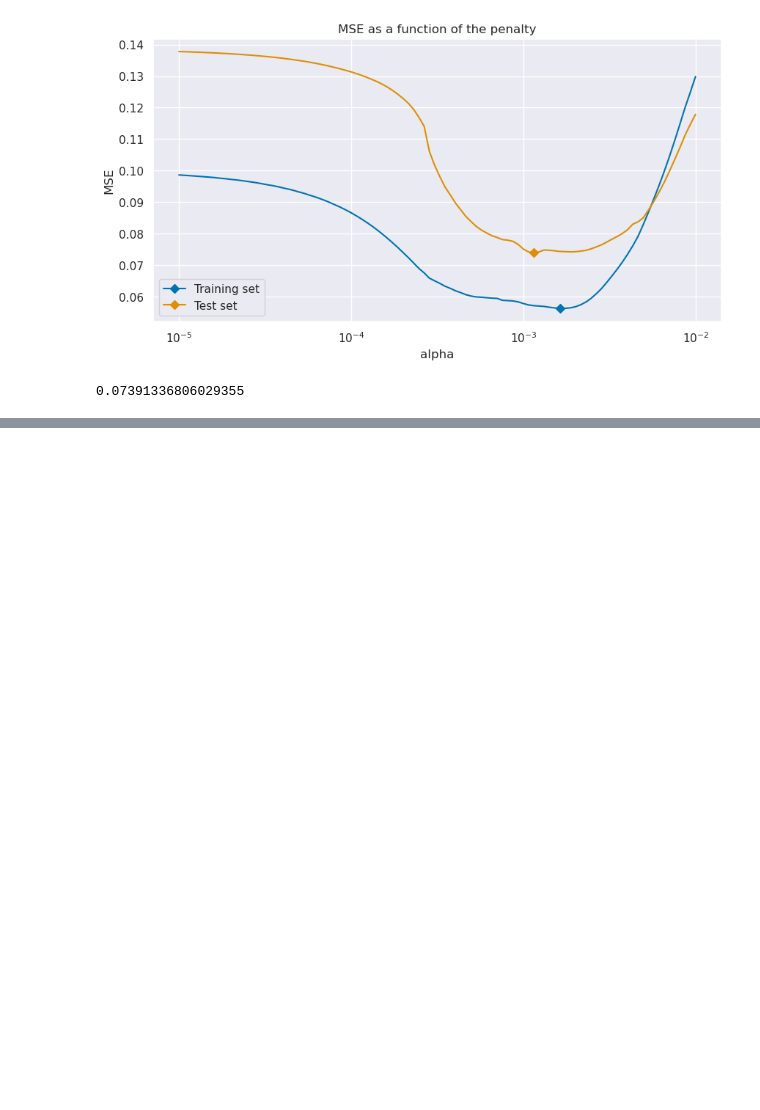
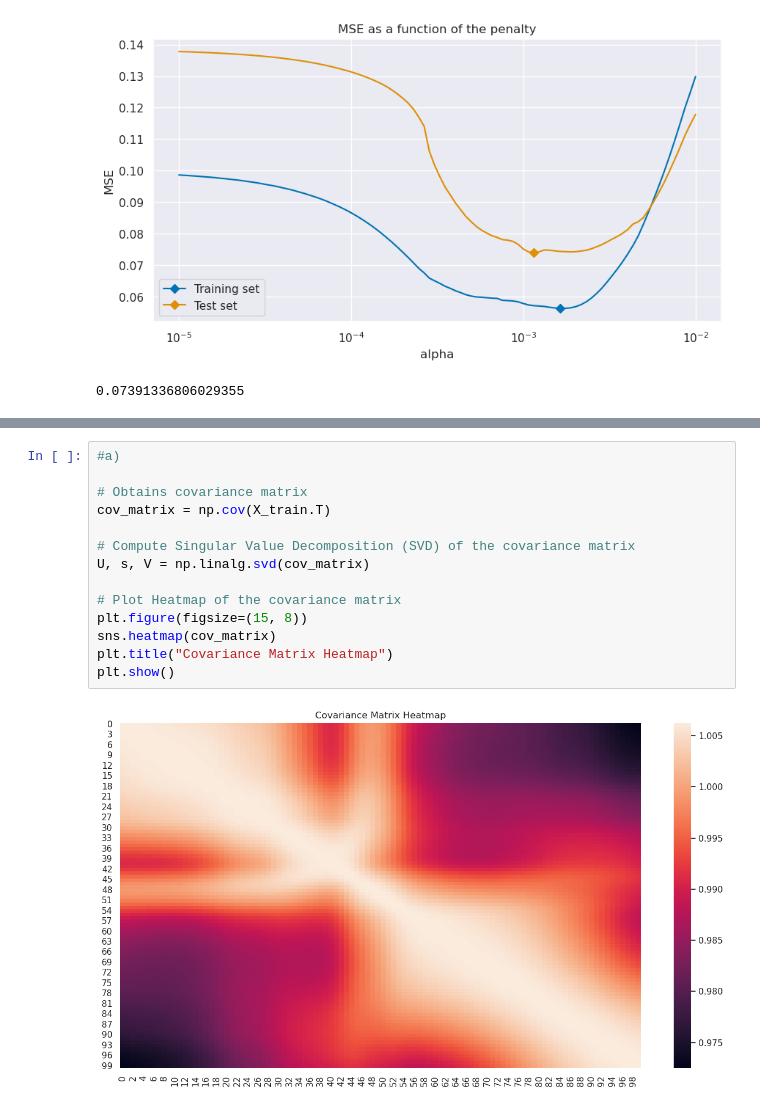
Before and after one commit to Dardare-Clement/SD-TSIA204, a Jupyter notebook: TP2/SD-TSIA204_lab2_dardare_clement.ipynb, the cells around one changed output, grey strips where cells are left out. Drawn from its saved outputs; the diff is of its cells as text; blank space fills up the shorter version.

```diff
--- a/TP2/SD-TSIA204_lab2_dardare_clement.ipynb
+++ b/TP2/SD-TSIA204_lab2_dardare_clement.ipynb
@@ -362,0 +442,16 @@ df_coef = pd.concat([df_coef, pd.DataFrame({'method': ["Lasso"], 'R2': [R2_Las]}
+# %%
+#a)
+
+# Obtains covariance matrix
+cov_matrix = np.cov(X_train.T)
+
+# Compute Singular Value Decomposition (SVD) of the covariance matrix
+U, s, V = np.linalg.svd(cov_matrix)
+
+# Plot Heatmap of the covariance matrix
+plt.figure(figsize=(15, 8))
+sns.heatmap(cov_matrix)
+plt.title("Covariance Matrix Heatmap")
+plt.show()
+# %% [output]
+[figure, added]
```
Also changed, not shown: parts of 26 cells of this notebook.
